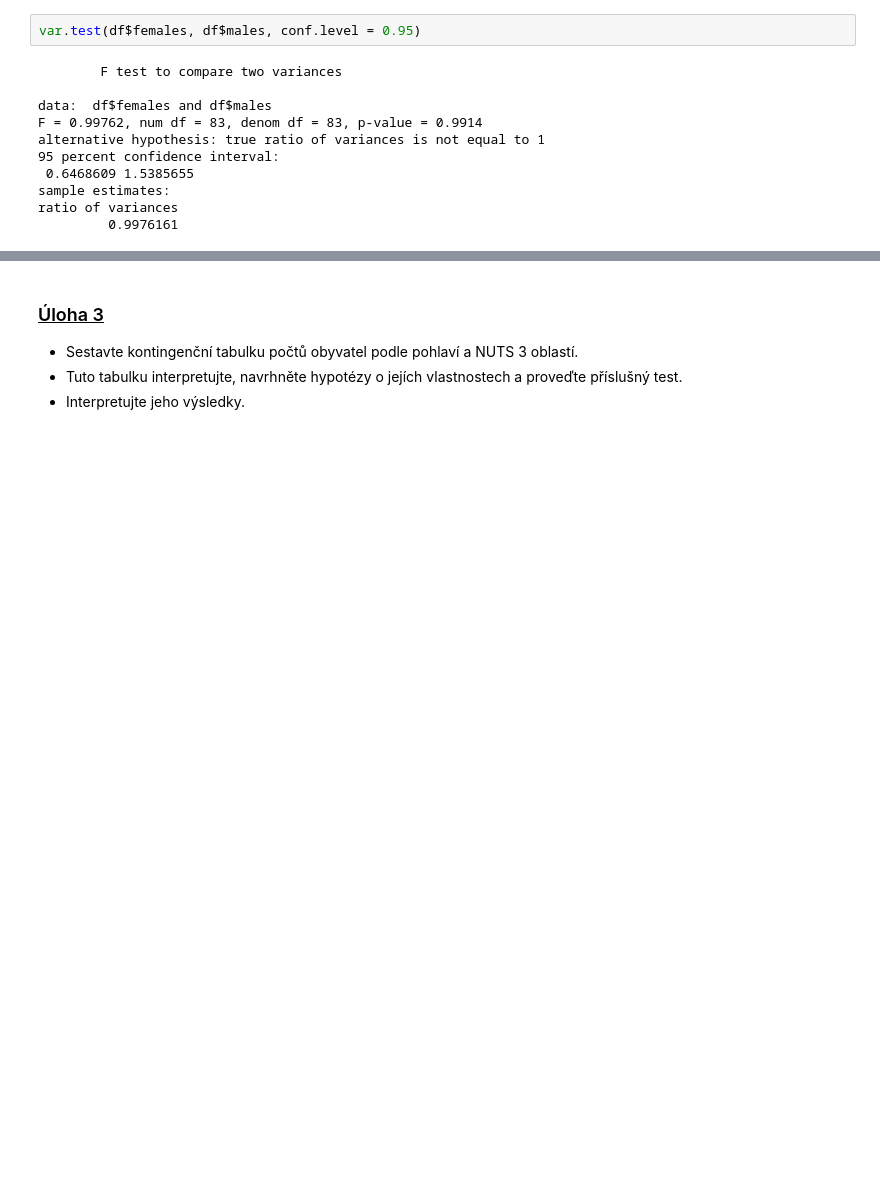
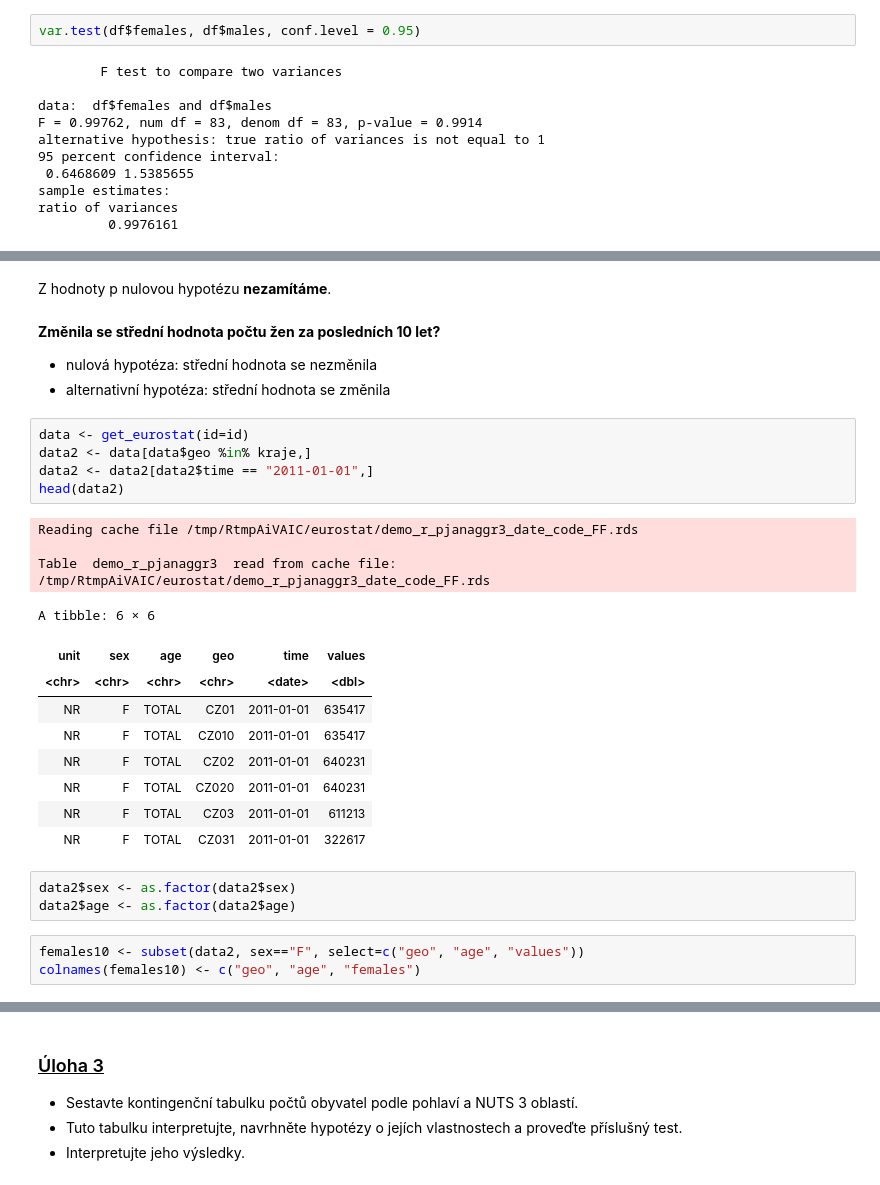
Before and after one commit to JahyLuky/PRS, a Jupyter notebook: hw1/hw1.ipynb, the cells around one changed output, grey strips where cells are left out. Saved outputs shown, nothing was run; the diff lists cells and outputs as text; blank space fills up the shorter version.

```diff
--- a/hw1/hw1.ipynb
+++ b/hw1/hw1.ipynb
@@ -260,0 +371,31 @@ mean of x mean of y
+# %% [markdown]
+Z hodnoty p nulovou hypotézu <b>nezamítáme</b>.
+# %% [markdown]
+<b>Změnila se střední hodnota počtu žen za posledních 10 let?</b>
+
+* nulová hypotéza: střední hodnota se nezměnila
+* alternativní hypotéza: střední hodnota se změnila
+# %%
+data <- get_eurostat(id=id)
+data2 <- data[data$geo %in% kraje,]
+data2 <- data2[data2$time == "2011-01-01",]
+head(data2)
+# %% [output]
+Reading cache file /tmp/RtmpAiVAIC/eurostat/demo_r_pjanaggr3_date_code_FF.rds
+
+Table  demo_r_pjanaggr3  read from cache file:  /tmp/RtmpAiVAIC/eurostat/demo_r_pjanaggr3_date_code_FF.rds
+A tibble: 6 × 6
+| unit | sex | age | geo | time | values |
+| <chr> | <chr> | <chr> | <chr> | <date> | <dbl> |
+| NR | F | TOTAL | CZ01 | 2011-01-01 | 635417 |
+| NR | F | TOTAL | CZ010 | 2011-01-01 | 635417 |
+| NR | F | TOTAL | CZ02 | 2011-01-01 | 640231 |
+| NR | F | TOTAL | CZ020 | 2011-01-01 | 640231 |
+| NR | F | TOTAL | CZ03 | 2011-01-01 | 611213 |
+| NR | F | TOTAL | CZ031 | 2011-01-01 | 322617 |
+# %%
+data2$sex <- as.factor(data2$sex)
+data2$age <- as.factor(data2$age)
+# %%
+females10 <- subset(data2, sex=="F", select=c("geo", "age", "values"))
+colnames(females10) <- c("geo", "age", "females")
```
Also changed, not shown: parts of 48 cells of this notebook.
